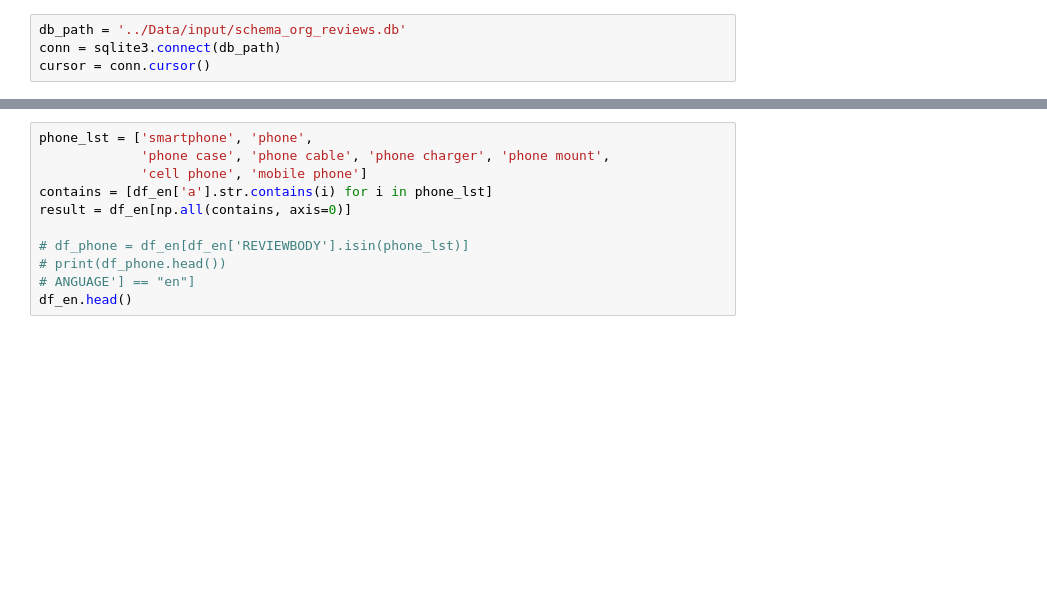
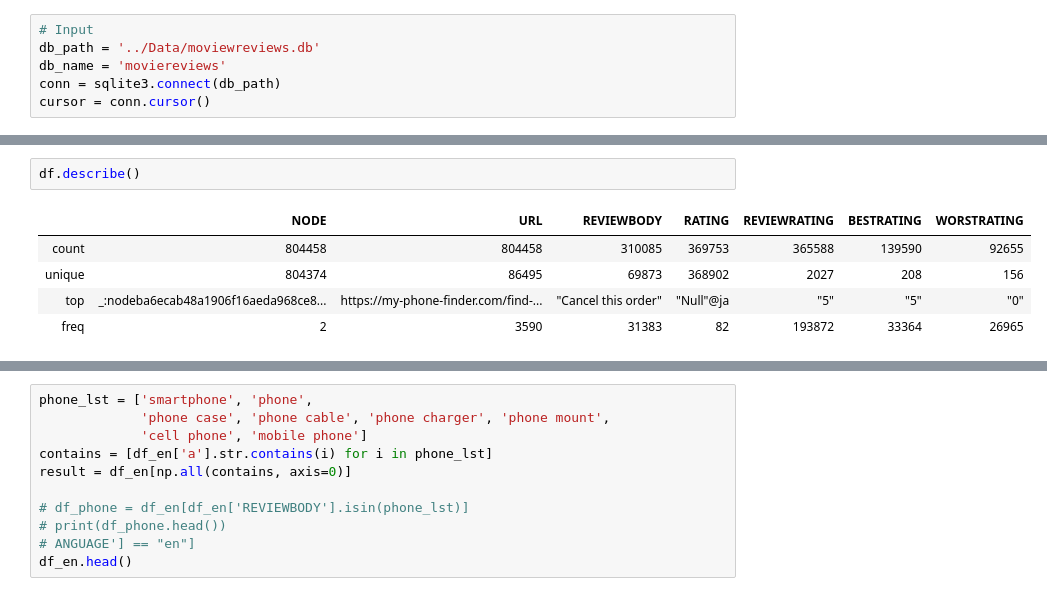
Before and after one commit to PhuongAnhMannheim/Master, a Jupyter notebook: Profiling/Profiling.ipynb, the cells around one changed output, grey strips where cells are left out. Drawn from its saved outputs; the diff is of its cells as text; blank space fills up the shorter version.

```diff
--- a/Profiling/Profiling.ipynb
+++ b/Profiling/Profiling.ipynb
@@ -9,5 +9,7 @@ from collections import Counter
 # %%
-db_path = '../Data/input/schema_org_reviews.db'
+# Input
+db_path = '../Data/moviewreviews.db'
+db_name = 'moviereviews'
 conn = sqlite3.connect(db_path)
 cursor = conn.cursor()
 # %%
@@ -37,0 +25,8 @@ df1.head()
+# %%
+df.describe()
+# %% [output]
+|  | NODE | URL | REVIEWBODY | RATING | REVIEWRATING | BESTRATING | WORSTRATING |
+| count | 804458 | 804458 | 310085 | 369753 | 365588 | 139590 | 92655 |
+| unique | 804374 | 86495 | 69873 | 368902 | 2027 | 208 | 156 |
+| top | _:nodeba6ecab48a1906f16aeda968ce8... | https://my-phone-finder.com/find-... | "Cancel this order" | "Null"@ja | "5" | "5" | "0" |
+| freq | 2 | 3590 | 31383 | 82 | 193872 | 33364 | 26965 |
```
Also changed, not shown: parts of 13 cells of this notebook, 9 other files.
